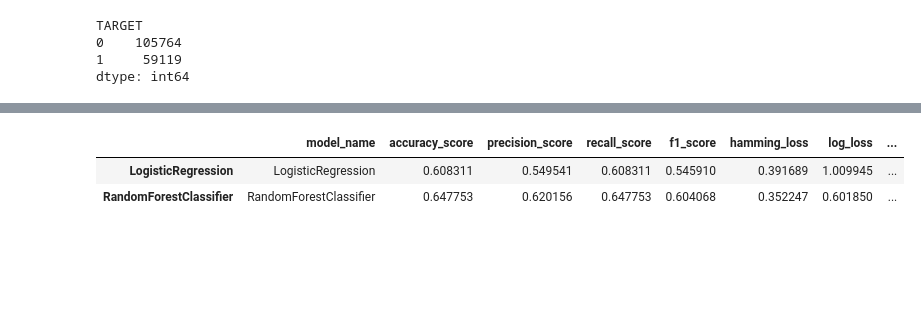
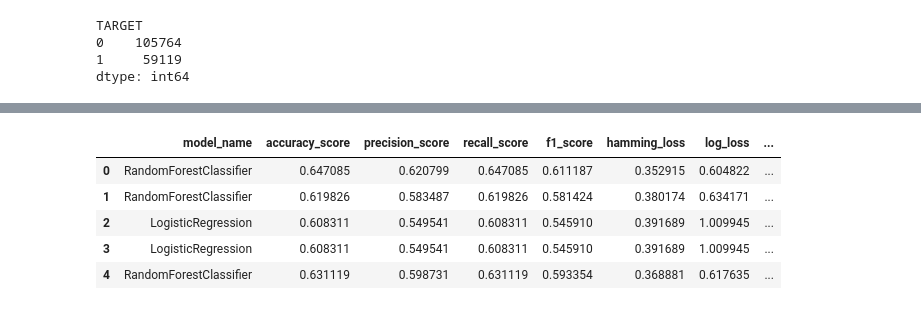
Before and after one commit to duongtruongtrong/hc_ds, a Jupyter notebook: duong_truong_hc_ds_assignment.ipynb, the cells around one changed output, grey strips where cells are left out. Drawn from its saved outputs; the diff is of its cells as text; code cells hidden in the pictures; blank space fills up the shorter version.

Commit message:
Finish coding All model performance and prediction metrics saved. Still heavily overfitted. Extracted feature importance

```diff
--- a/duong_truong_hc_ds_assignment.ipynb
+++ b/duong_truong_hc_ds_assignment.ipynb
@@ -494,6 +511,10 @@ df_train = df_encoding.loc[df_encoding['DATE_APPLICATION'] < datetime.date(2015,
 
 train_X = df_train[features]
 train_Y = np.array(df_train['TARGET'])
+
+# shuffle for LogisticsRegression. RandomForest already shuffle input in training algo.
+train_X, train_Y = shuffle(train_X, train_Y, random_state=random_state)
+
 
 
 print('tran + val', len(df_train))
@@ -560,12 +581,12 @@ df_model_performance
 clf_list = [clf_lg, clf_rf]
 
 param_distribs_lg = {
-        'clf__max_iter': randint(low=100, high=500),
+        'clf__max_iter': randint(low=16, high=96),
     }
 
 param_distribs_rf = {
-        'clf__n_estimators': randint(low=32, high=500),
-        'clf__max_depth': randint(low=8, high=50),
+        'clf__n_estimators': randint(low=24, high=96),
+        'clf__max_depth': randint(low=4, high=16),
     }
 
 param_distribs_list = [param_distribs_lg, param_distribs_rf]
@@ -798,35 +787,39 @@ _hamming_loss = hamming_loss(test_Y, _predictions)
 # Threshold-independent
 # Log loss
 # Error metric that takes into account the predicted probabilities (the lower the better)	0.4748
 # (± 0.0218)
 _log_loss = log_loss(test_Y, _probas)
 
 # ROC - AUC Score
 # Area under the ROC; from 0.5 (random model) to 1 (perfect model)	0.8468
 # (± 0.0182)
 roc_auc_score
 _roc_auc = roc_auc_score(test_Y, _predictions, average='weighted')
 
 # Calibration loss
 # Average distance between calibration curve and diagonal.
 # From 0 (perfectly calibrated) up to 0.5.	0.1372
 # (± 0.0155)
 data = {'model_name': model_name,
         'accuracy_score' : _accuracy,
         'precision_score' : _precision,
         'recall_score' : _recall,
         'f1_score' : _f1,
         'hamming_loss' : _hamming_loss,
         'log_loss' : _log_loss,
         'roc_auc_score' : _roc_auc,
         }
 if 'classification_metrics_df' in globals():
-    classification_metrics_df = pd.concat([classification_metrics_df, pd.DataFrame(data=data, index=[model_name])])
+    classification_metrics_df = pd.concat([classification_metrics_df, pd.DataFrame(data=[data],)], ignore_index=True)
 else:
-    classification_metrics_df = pd.DataFrame(data=data, index=[model_name])
-# classification_metrics_df.to_excel(os.path.join(models_dir, 'classification_models_metrics.xlsx'))
+    classification_metrics_df = pd.DataFrame(data=[data])
+classification_metrics_df.to_excel(os.path.join('models', 'classification_models_metrics.xlsx'))
+
 classification_metrics_df
 # %% [output]
 |  | model_name | accuracy_score | precision_score | recall_score | f1_score | hamming_loss | log_loss | ... |
-| LogisticRegression | LogisticRegression | 0.608311 | 0.549541 | 0.608311 | 0.545910 | 0.391689 | 1.009945 | ... |
-| RandomForestClassifier | RandomForestClassifier | 0.647753 | 0.620156 | 0.647753 | 0.604068 | 0.352247 | 0.601850 | ... |
+| 0 | RandomForestClassifier | 0.647085 | 0.620799 | 0.647085 | 0.611187 | 0.352915 | 0.604822 | ... |
+| 1 | RandomForestClassifier | 0.619826 | 0.583487 | 0.619826 | 0.581424 | 0.380174 | 0.634171 | ... |
+| 2 | LogisticRegression | 0.608311 | 0.549541 | 0.608311 | 0.545910 | 0.391689 | 1.009945 | ... |
+| 3 | LogisticRegression | 0.608311 | 0.549541 | 0.608311 | 0.545910 | 0.391689 | 1.009945 | ... |
+| 4 | RandomForestClassifier | 0.631119 | 0.598731 | 0.631119 | 0.593354 | 0.368881 | 0.617635 | ... |
```
Also changed, not shown: parts of 27 cells of this notebook, 6 other files.
